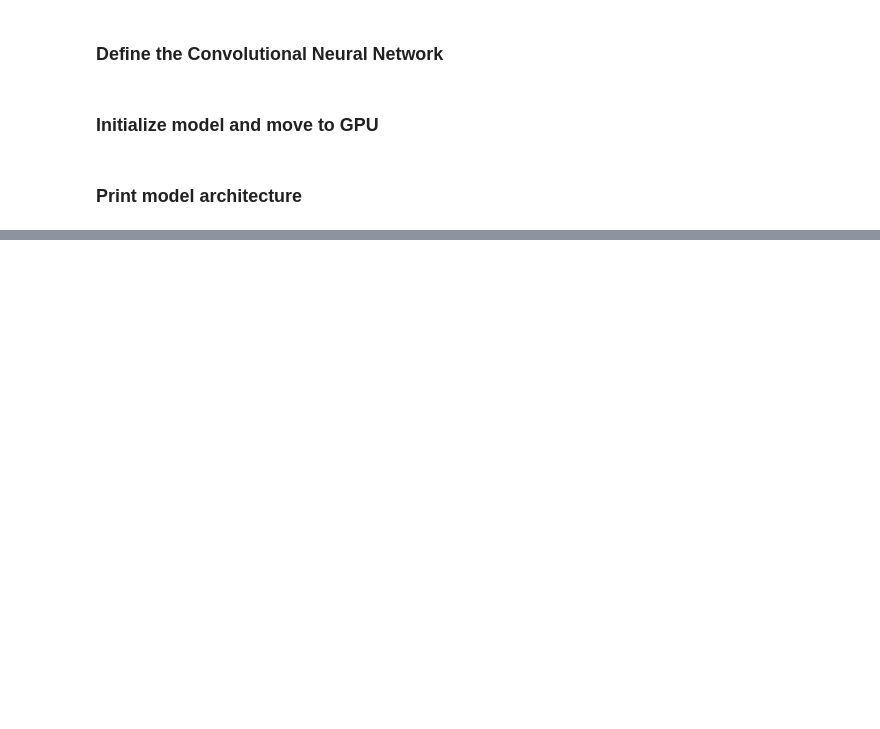
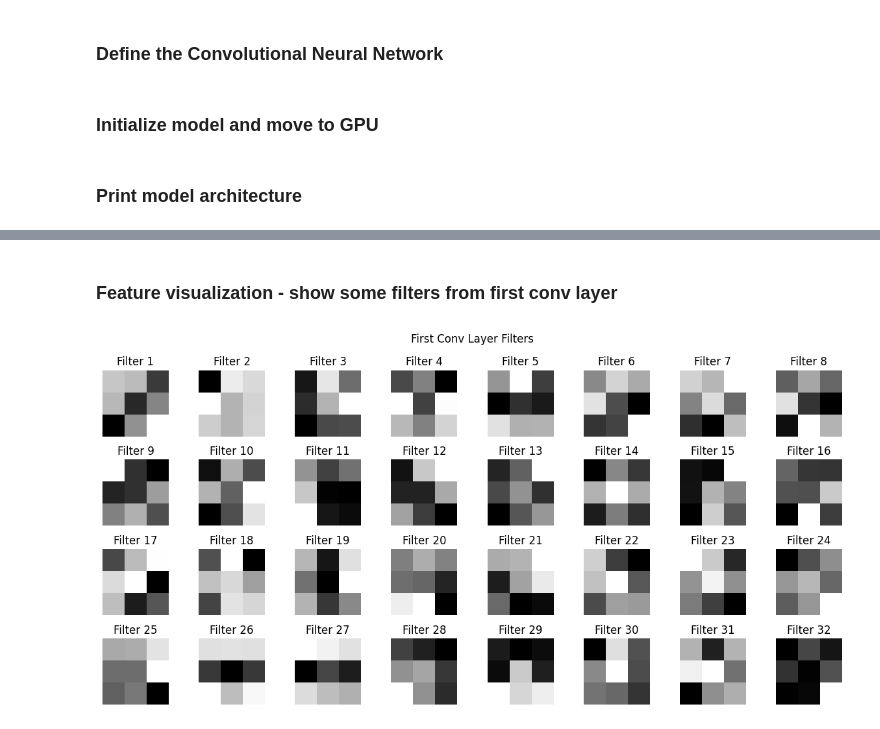
Before and after one commit to bhishanmahat/handwritten_digit_recognition, a Jupyter notebook: cnn.ipynb, the cells around one changed output, grey strips where cells are left out. Saved outputs shown, nothing was run; the diff lists cells and outputs as text; code cells hidden in the pictures; blank space fills up the shorter version.

```diff
--- a/cnn.ipynb
+++ b/cnn.ipynb
@@ -123,0 +254,15 @@ print(model)
+# %% [markdown]
+### Feature visualization - show some filters from first conv layer
+# %%
+conv1_weights = model.conv1.weight.data.cpu()
+fig, axes = plt.subplots(4, 8, figsize=(12, 6))
+for i in range(32):
+    ax = axes[i//8, i%8]
+    ax.imshow(conv1_weights[i, 0], cmap='gray')
+    ax.set_title(f'Filter {i+1}')
+    ax.axis('off')
+fig.suptitle('First Conv Layer Filters')
+fig.tight_layout()
+plt.show()
+# %% [output]
+[figure, added]
```
Also changed, not shown: parts of 19 cells of this notebook, 1 other file.
